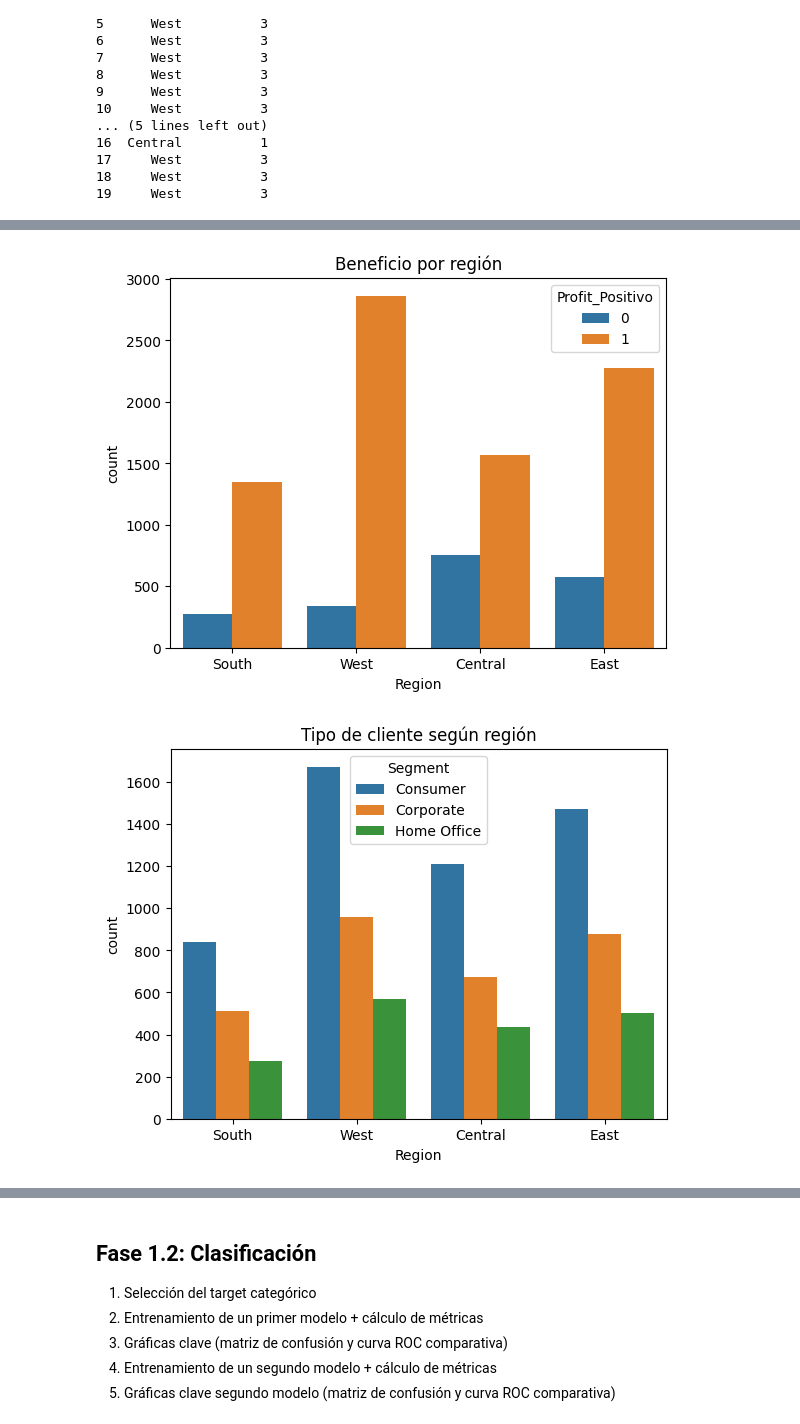
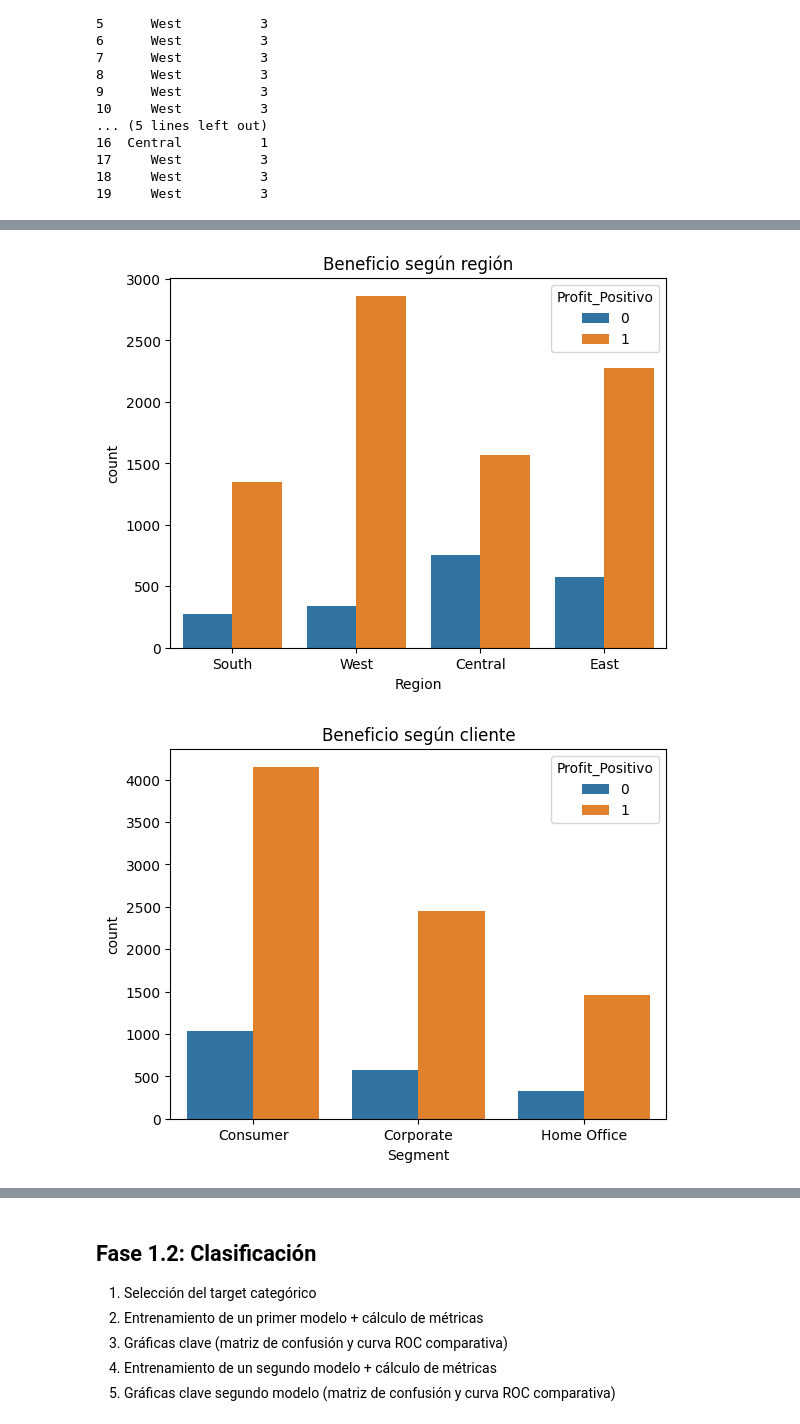
Before and after one commit to ignacastiguti/Repositorio, a Jupyter notebook: [00] - Workshops/Workshop_ML_PartTime.ipynb, the cells around one changed output, grey strips where cells are left out. Cells and saved outputs as stored; diff of their text form; code cells hidden in the pictures.

```diff
--- a/[00] - Workshops/Workshop_ML_PartTime.ipynb
+++ b/[00] - Workshops/Workshop_ML_PartTime.ipynb
@@ -219,12 +231,12 @@ print(df[['Region', 'Region_ID']].head(20))
 # %%
 sns.countplot(x='Region', hue='Profit_Positivo', data=df)
-plt.title('Beneficio por región')
+plt.title('Beneficio según región')
 plt.show()
 # %% [output]
-[figure, old version]
+[figure, new version]
 # %%
-sns.countplot(x='Region', hue='Segment', data=df)
-plt.title('Tipo de cliente según región')
+sns.countplot(x='Segment', hue='Profit_Positivo', data=df)
+plt.title('Beneficio según cliente')
 plt.show()
 # %% [output]
-[figure, old version]
+[figure, new version]
```
Also changed, not shown: parts of 7 cells of this notebook.
